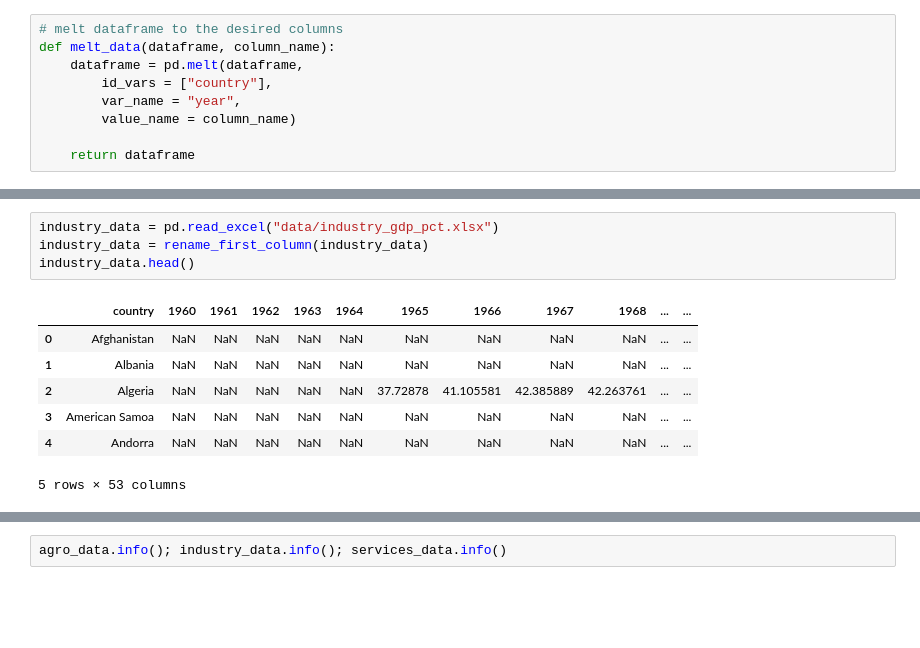
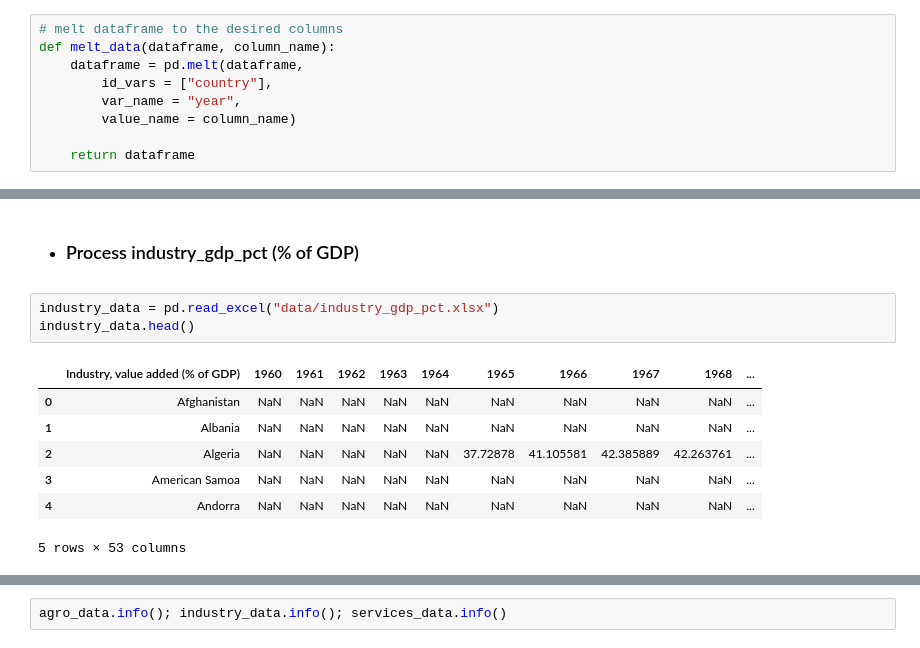
Before and after one commit to StanDimitroff/Data-Science, a Jupyter notebook: CourseProject/Course Project.ipynb, the cells around one changed output, grey strips where cells are left out. Drawn from its saved outputs; the diff is of its cells as text; blank space fills up the shorter version.

```diff
--- a/CourseProject/Course Project.ipynb
+++ b/CourseProject/Course Project.ipynb
@@ -60,16 +92,17 @@ agro_data.head()
 | 2 | Akrotiri and Dhekelia | 1961 | NaN |
 | 3 | Albania | 1961 | NaN |
 | 4 | Algeria | 1961 | NaN |
+# %% [markdown]
+- ### Process industry_gdp_pct (% of GDP)
 # %%
 industry_data = pd.read_excel("data/industry_gdp_pct.xlsx")
-industry_data = rename_first_column(industry_data)
 industry_data.head()
 # %% [output]
-|  | country | 1960 | 1961 | 1962 | 1963 | 1964 | 1965 | 1966 | 1967 | 1968 | ... | ... |
-| 0 | Afghanistan | NaN | NaN | NaN | NaN | NaN | NaN | NaN | NaN | NaN | ... | ... |
-| 1 | Albania | NaN | NaN | NaN | NaN | NaN | NaN | NaN | NaN | NaN | ... | ... |
-| 2 | Algeria | NaN | NaN | NaN | NaN | NaN | 37.72878 | 41.105581 | 42.385889 | 42.263761 | ... | ... |
-| 3 | American Samoa | NaN | NaN | NaN | NaN | NaN | NaN | NaN | NaN | NaN | ... | ... |
-| 4 | Andorra | NaN | NaN | NaN | NaN | NaN | NaN | NaN | NaN | NaN | ... | ... |
+|  | Industry, value added (% of GDP) | 1960 | 1961 | 1962 | 1963 | 1964 | 1965 | 1966 | 1967 | 1968 | ... |
+| 0 | Afghanistan | NaN | NaN | NaN | NaN | NaN | NaN | NaN | NaN | NaN | ... |
+| 1 | Albania | NaN | NaN | NaN | NaN | NaN | NaN | NaN | NaN | NaN | ... |
+| 2 | Algeria | NaN | NaN | NaN | NaN | NaN | 37.72878 | 41.105581 | 42.385889 | 42.263761 | ... |
+| 3 | American Samoa | NaN | NaN | NaN | NaN | NaN | NaN | NaN | NaN | NaN | ... |
+| 4 | Andorra | NaN | NaN | NaN | NaN | NaN | NaN | NaN | NaN | NaN | ... |
 5 rows × 53 columns
 # %%
```
Also changed, not shown: parts of 49 cells of this notebook, 6 other files.
